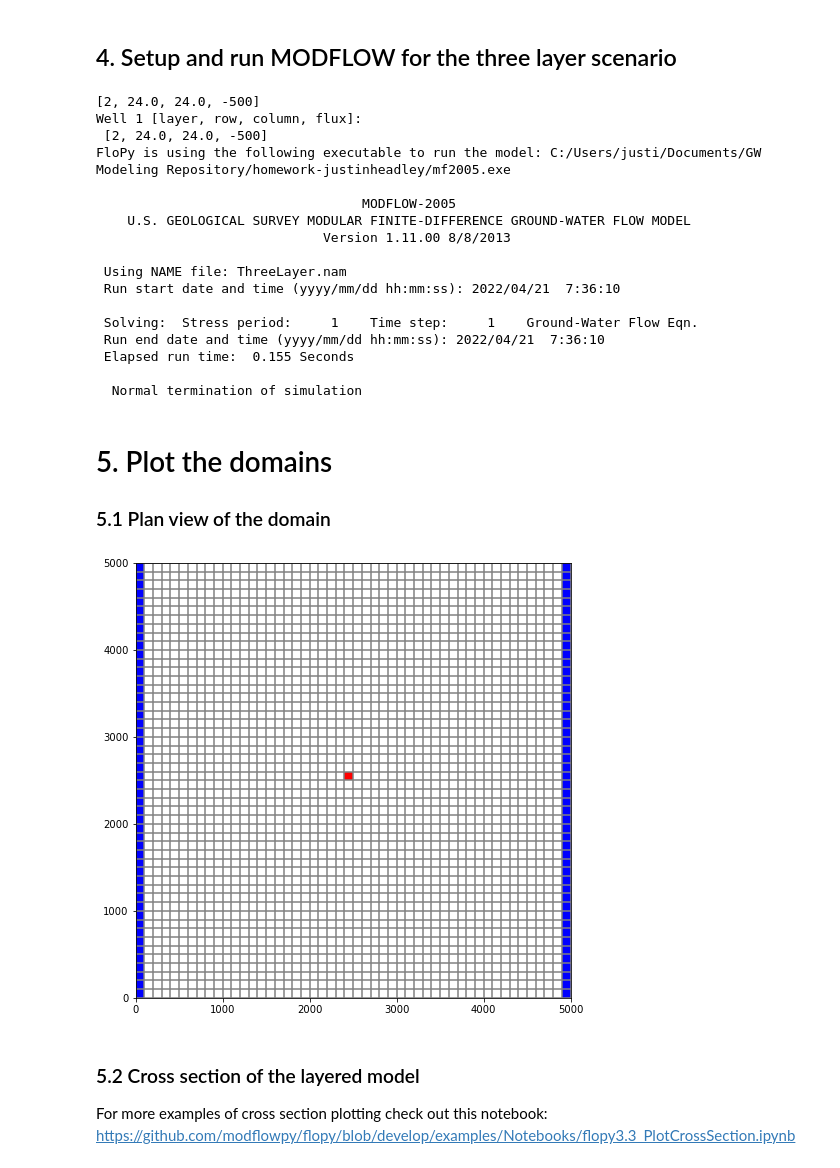
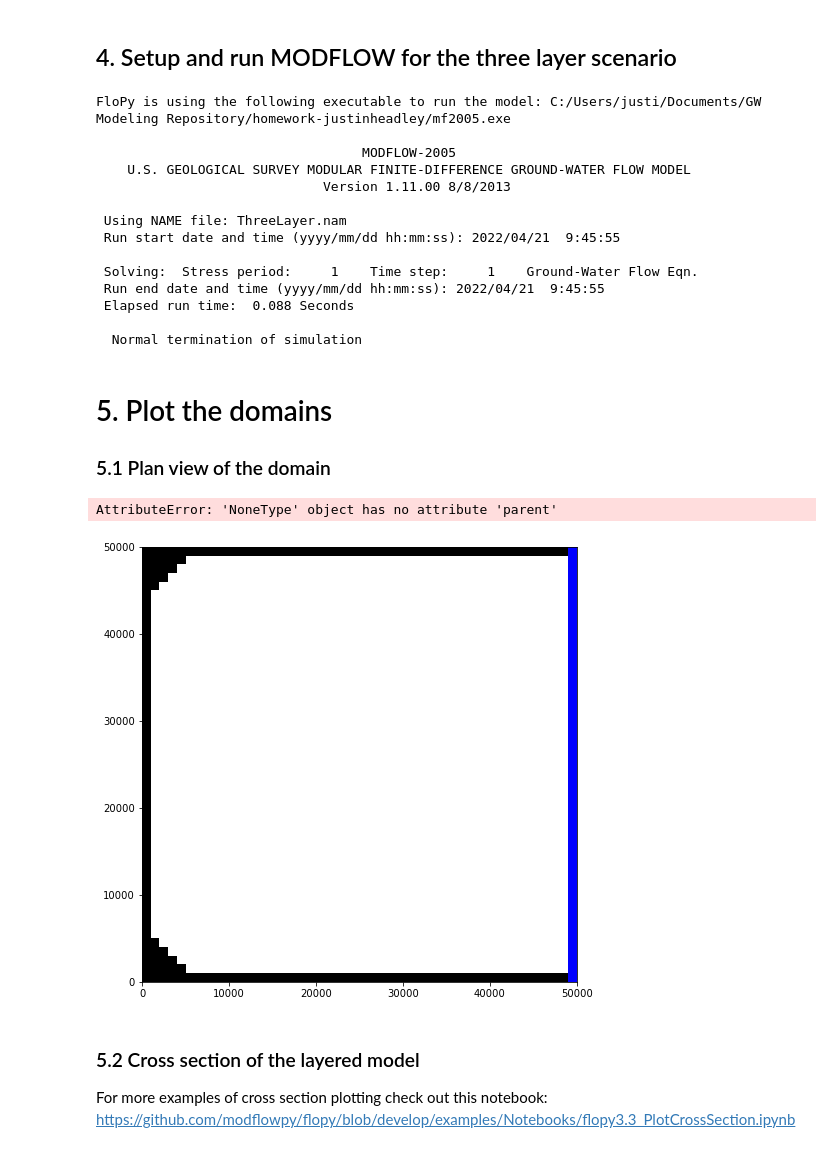
Before and after one commit to GW-modelling-Spring2022/homework-justinheadley, a Jupyter notebook: Working/HW12_WatershedModel/starter_code/Layered.ipynb, the cells around one changed output. Saved outputs shown, nothing was run; the diff lists cells and outputs as text; code cells hidden in the pictures.

Commit message:
MODFLOW normal termination
boundary conditions and medium properties correct

```diff
--- a/Working/HW12_WatershedModel/starter_code/Layered.ipynb
+++ b/Working/HW12_WatershedModel/starter_code/Layered.ipynb
@@ -117,20 +115,22 @@ modelname3 = "ThreeLayer"
 m3 = flopy.modflow.Modflow(modelname3, exe_name = moddir)
 
 ## Make some changes to the parameters                          *layer 0 is top* variable thickness, but constant bottom elevation
-                                                                # bottom 2 layers have both constant thickness and elevation
-nlay2=3  #three layers instead of 1
+                                                                # bottom and middle layers have both constant thickness and elevation
+
+nlay2=3  #three layers instead of 1 (I removed the 1-layer scenario entirely from this code)
 botm = np.zeros((nlay2,nrow,ncol)) # initialize array of zeros for bottom elevation for each model cell (dim: nlay,nrow,ncol)
-botm[1,:,:] = 25.                  # bottom elevation of middle layer (1) is 25 m
-botm[0,:,:] = 35.                  # bottom elevation of top layer (0) is 35 m
+botm[1,:,:] = 40.                  # bottom elevation of middle layer (1) is 40 m
+botm[0,:,:] = 45.                  # bottom elevation of top layer (0) is 45 m (meaning thickness of middle layer is 5m)
 
-## Make a arrays for the K values
+## Make a arrays for the K values, here is where I will be specific with K
 Kz = np.zeros((nlay2,nrow,ncol))     # define an array of zeros the size of the model grid (nlay, nrow, ncol)
 Kz[:,:,:] = K_vert                   # assign the original value to the entire array
-Kz[1,:,:] = 0.0001                   # Replace the K in the middle layer with the lower value
+Kz[1,:,20:49] = 0.0001               # K of the middle layer is the same as the lower layer in the leftmost 20 columns,
+                                     # but it is 0.0001 m/day in the z direction in the remaining columns, need to change columns 20-49.
 
 Kh = np.zeros((nlay2,nrow,ncol))     # define an array of zeros the size of the model grid (nlay, nrow, ncol)
-Kh[:,:,:] = K_horiz                  # assign the original value to the entire array
-Kh[1,:,:] = 0.0001                   # Replace the K in the middle layer with the lower value
+Kh[:,:,:] = K_horiz                  # assign the original value to the entire array, Kh does not change for middle layer
+
 
 #Discretization - dis
 dis = flopy.modflow.ModflowDis(model=m3, nlay=nlay2, nrow=nrow, ncol=ncol,
@@ -142,14 +142,29 @@ dis = flopy.modflow.ModflowDis(model=m3, nlay=nlay2, nrow=nrow, ncol=ncol,
 # Boundary and initial conditions - bas
 #Define cell activity (IBOUND)
 ibound = np.ones((nlay2, nrow, ncol), dtype=np.int32) #integer array of dim (z,y,x), makes all cells active
-ibound[:,:,0] = -1          #replace leftmost column (all zs, all ys, first x) with -1 to indicate constant head
+ibound[:,:,0] = 0          #replace leftmost column (all zs, all ys, first x) with 0 to indicate no-flow boundary
+ibound[:,0,:] = 0          #replace top row with 0 to indicate no-flow boundary (possibly unnecessary)
+ibound[:,49,:] = 0          #replace bottom row with 0 to indicate no-flow boundary (possibly unnecessary)
 ibound[:,:,49] = -1          #replace rightmost column (all zs, all ys, first x) with -1 to indicate constant head
 
+# Creating no-flow conditions due to the bedrock
+for i in range (0,6):             # received help with this, but I can at least explain it. Ex: in this line, for layer 0 (top),
+    ibound[0:, i, 0:6-i] = 0      # when i=0 (row 0), columns 0-(6-i) (columns 0-6) will have it's ibound coded as 0 (no flow)
+for i in range (0,8):             # then i goes to the next #, i=1, and now for row 1, columns 0-5 will be ibound=0, and so on until i=6
+    ibound[1, i, 0:8-i] = 0       # then it goes onto the next line of code
+for i in range (0,10):
+    ibound[2, i, 0:10-i] = 0
+for i in range (0,6):
+    ibound[0:, 44+i, 0:1+i] = 0  # these bottom 3 "for" statements are for the "bottom" (wrt y) bedrock
+for i in range (0,8):
+    ibound[1, 42+i, 0:1+i] = 0
+for i in range (0,10):
+    ibound[2, 40+i, 0:1+1] = 0
 
-#setup initial heads as 1 everywhere except on the boundaries
+
+#setup initial heads as the same as the right boundary (h=70)
 H_init = np.ones((nlay2, nrow, ncol), dtype=np.float32)  #float array (i.e. decimal), sets all heads to 1.0
 H_init[:, :, :] = h_right    #initialize the entire domain to the right head value
-H_init[:, :, 0] = h_left    #replace first (left) col with desired head value
 bas = flopy.modflow.ModflowBas(m3, ibound=ibound, strt=H_init)
 
 #Layer properties - lpf
@@ -157,18 +172,18 @@ lpf = flopy.modflow.ModflowLpf(m3, laytyp=uncnf, hk=Kh,
                                vka=Kz, ss=Ss,
                                sy=Sy,storagecoefficient=True, ipakcb=53)
 
-#Recharge
-rech_zone = np.zeros((nrow,ncol))               #define an array of zeros of dim (nrow,ncol)
-rech_zone=rech_zone+recharge
-rch = flopy.modflow.mfrch.ModflowRch(model=m3, rech=rech_zone, ipakcb=53)     #create rch object
+#Recharge, commenting out until I get something working
+#rech_zone = np.zeros((nrow,ncol))               #define an array of zeros of dim (nrow,ncol)
+#rech_zone=rech_zone+recharge
+#rch = flopy.modflow.mfrch.ModflowRch(model=m3, rech=rech_zone, ipakcb=53)     #create rch object
 
-#Well
-well_loc = (2,well_row,well_col) #Well loc should be layer, row, column #layer 2 is bottom of domain
-well_1 = [i for i in well_loc] + [pumping]
-print(well_1)
-print("Well 1 [layer, row, column, flux]: \n", well_1)
-wel_spd = {0: [well_1]} #putting the well in the bottom layer
-wel = flopy.modflow.ModflowWel(model=m3, stress_period_data=wel_spd)
+#Well, commenting out until I get something working
+#well_loc = (2,well_row,well_col) #Well loc should be layer, row, column #layer 2 is bottom of domain
+#well_1 = [i for i in well_loc] + [pumping]
+#print(well_1)
+#print("Well 1 [layer, row, column, flux]: \n", well_1)
+#wel_spd = {0: [well_1]} #putting the well in the bottom layer
+#wel = flopy.modflow.ModflowWel(model=m3, stress_period_data=wel_spd)
 
 #Output control - OC
 spd = {(0,0):['print head', 'print budget', 'save head', 'save budget']} #create a dictionary for stress period data, where key (0,0) is associated with value ['print...']
@@ -185,9 +200,6 @@ success, mfoutput = m3.run_model(pause=False, report=True)
 if not success:
     raise Exception('MODFLOW did not terminate normally.')
 # %% [output]
-[2, 24.0, 24.0, -500]
-Well 1 [layer, row, column, flux]:
- [2, 24.0, 24.0, -500]
 FloPy is using the following executable to run the model: C:/Users/justi/Documents/GW Modeling Repository/homework-justinheadley/mf2005.exe
 
                                   MODFLOW-2005
@@ -195,11 +207,11 @@ FloPy is using the following executable to run the model: C:/Users/justi/Documen
                              Version 1.11.00 8/8/2013
 
  Using NAME file: ThreeLayer.nam
- Run start date and time (yyyy/mm/dd hh:mm:ss): 2022/04/21  7:36:10
+ Run start date and time (yyyy/mm/dd hh:mm:ss): 2022/04/21  9:45:55
 
  Solving:  Stress period:     1    Time step:     1    Ground-Water Flow Eqn.
- Run end date and time (yyyy/mm/dd hh:mm:ss): 2022/04/21  7:36:10
- Elapsed run time:  0.155 Seconds
+ Run end date and time (yyyy/mm/dd hh:mm:ss): 2022/04/21  9:45:55
+ Elapsed run time:  0.088 Seconds
 
   Normal termination of simulation
 # %% [markdown]
@@ -208,12 +220,13 @@ FloPy is using the following executable to run the model: C:/Users/justi/Documen
 # %%
 fig = plt.figure(figsize=(8, 8))
 ax = fig.add_subplot(1, 1, 1, aspect='equal')
-mapview = flopy.plot.PlotMapView(model=m1)
+mapview = flopy.plot.PlotMapView(model=m3)
 ibound = mapview.plot_ibound()
 wel = mapview.plot_bc("WEL")
 linecollection = mapview.plot_grid()
 # %% [output]
+AttributeError: 'NoneType' object has no attribute 'parent'
-[figure, old version]
+[figure, new version]
 # %% [markdown]
 ### 5.2 Cross section of the layered model
 For more examples of cross section plotting check out this notebook: https://github.com/modflowpy/flopy/blob/develop/examples/Notebooks/flopy3.3_PlotCrossSection.ipynb
```
Also changed, not shown: parts of 7 cells of this notebook.
